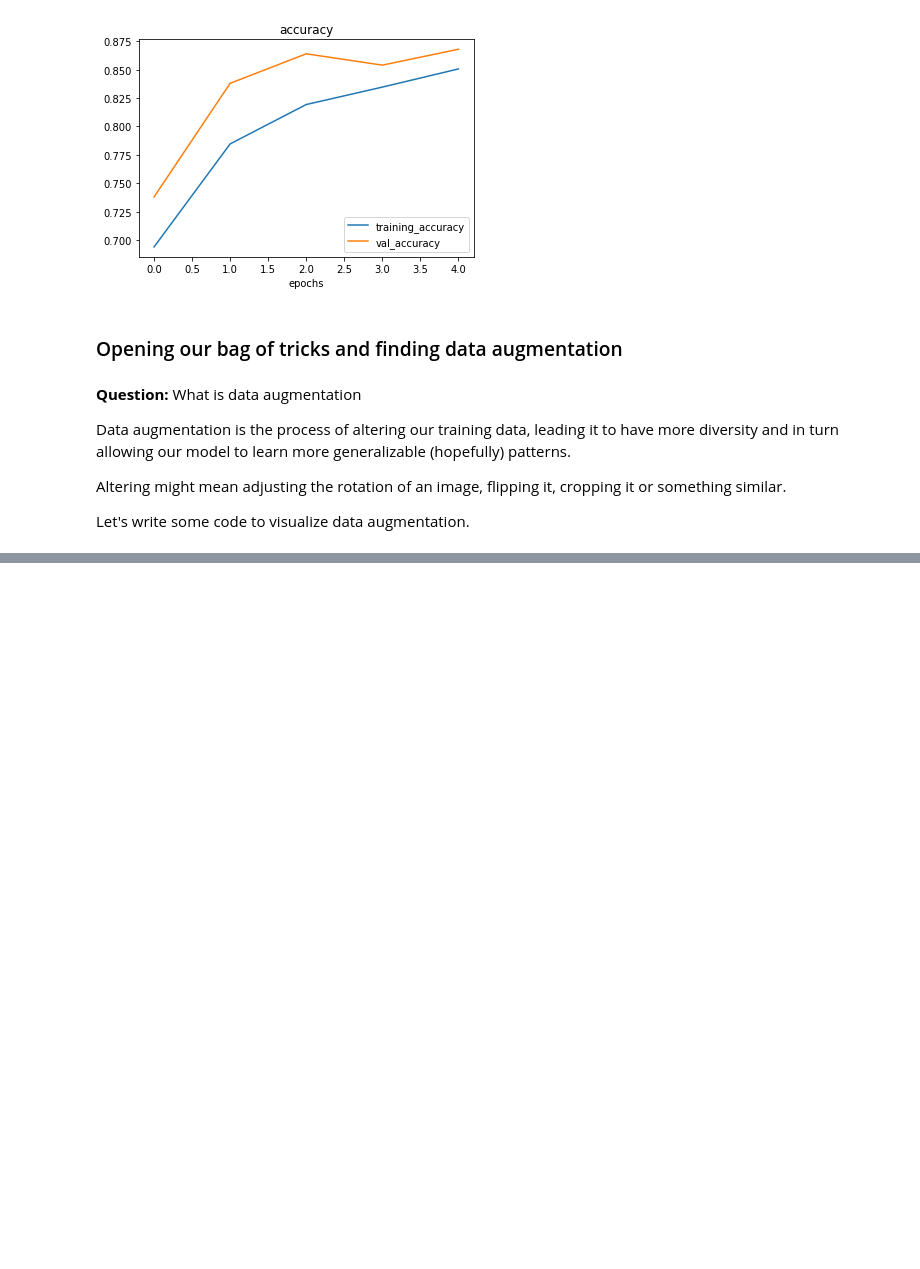
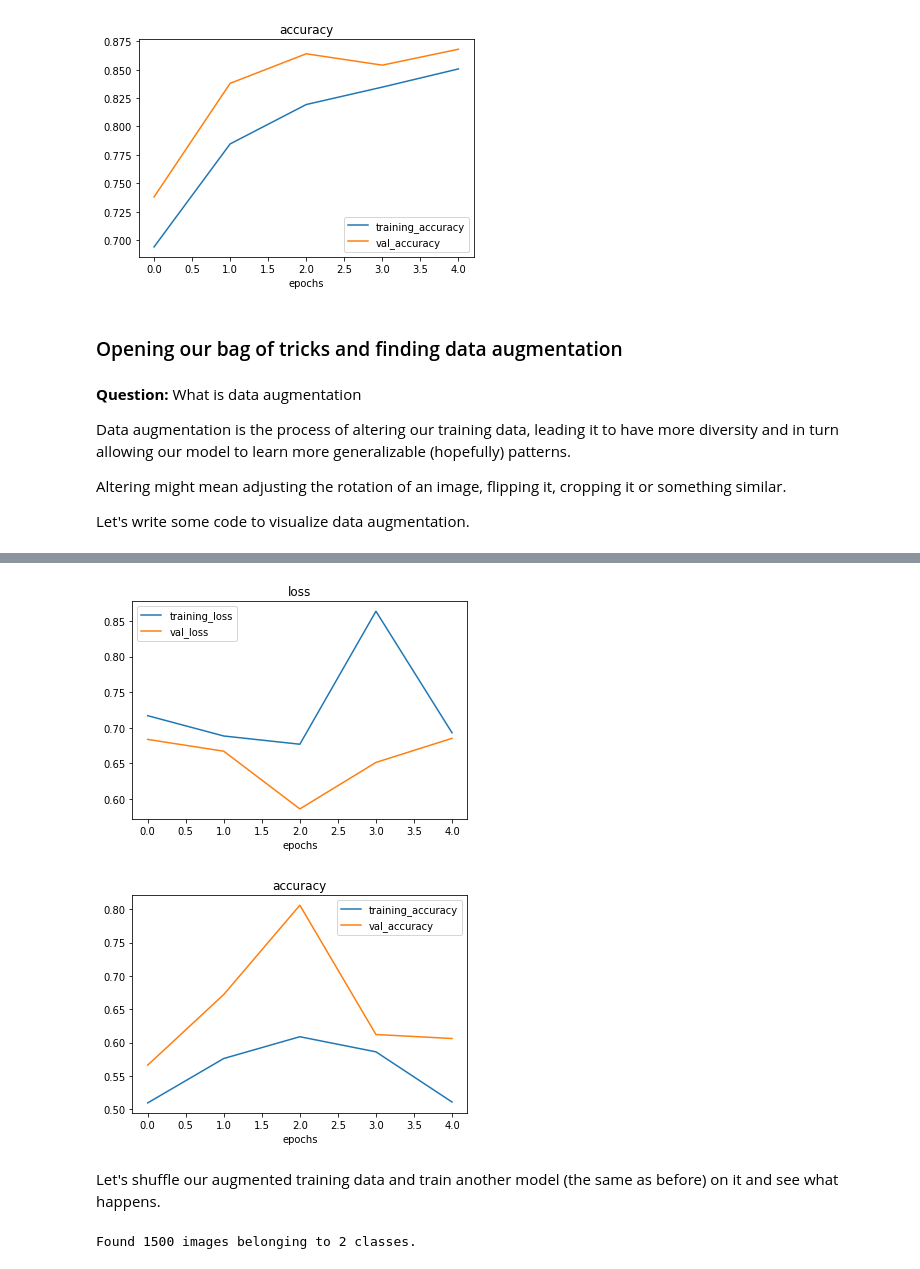
Before and after one commit to ThangDoan2001/TensorFlow_ZeroToHero, a Jupyter notebook: 03_introduction_to_commputer_vision_with_tensorflow.ipynb, the cells around one changed output, grey strips where cells are left out. Saved outputs shown, nothing was run; the diff lists cells and outputs as text; code cells hidden in the pictures; blank space fills up the shorter version.

```diff
--- a/03_introduction_to_commputer_vision_with_tensorflow.ipynb
+++ b/03_introduction_to_commputer_vision_with_tensorflow.ipynb
@@ -738,0 +803,24 @@ Let's write some code to visualize data augmentation.
+# %%
+# Create the model (same as model_5)
+model_6 = Sequential([
+  Conv2D(10, 3, activation="relu"),
+  MaxPool2D(pool_size=2),
+  Conv2D(10, 3, activation="relu"),
+  MaxPool2D(),
+  Conv2D(10, 3, activation="relu"),
+  MaxPool2D(),
+  Flatten(),
+  Dense(1, activation="sigmoid")
+])
+
+# Compile the model
+model_6.compile(loss="binary_crossentropy",
+                optimizer=Adam(),
+                metrics=["accuracy"])
+
+# Fit the model
+history_6 = model_6.fit(train_data_augmented, # Fitting model_6 on augmented training data
+                        epochs=5,
+                        steps_per_epoch=len(train_data_augmented),
+                        validation_data=(test_data),
+                        validation_steps=len(test_data))
@@ -738,0 +838,17 @@ Let's write some code to visualize data augmentation.
+# %%
+# Check our model training curves
+plot_loss_curves(history_6)
+# %% [output]
+[figure, added]
+[figure, added]
+# %% [markdown]
+Let's shuffle our augmented training data and train another model (the same as before) on it and see what happens.
+# %%
+# Import data and augment it and shuffle from training directory
+train_data_augmented_shuffled = train_datagen_augmented.flow_from_directory(train_dir,
+                                                                            target_size=(224, 224),
+                                                                            class_mode="binary",
+                                                                            batch_size=32,
+                                                                            shuffle=True) # Shuffle data this time
+# %% [output]
+Found 1500 images belonging to 2 classes.
```
Also changed, not shown: parts of 34 cells of this notebook.
